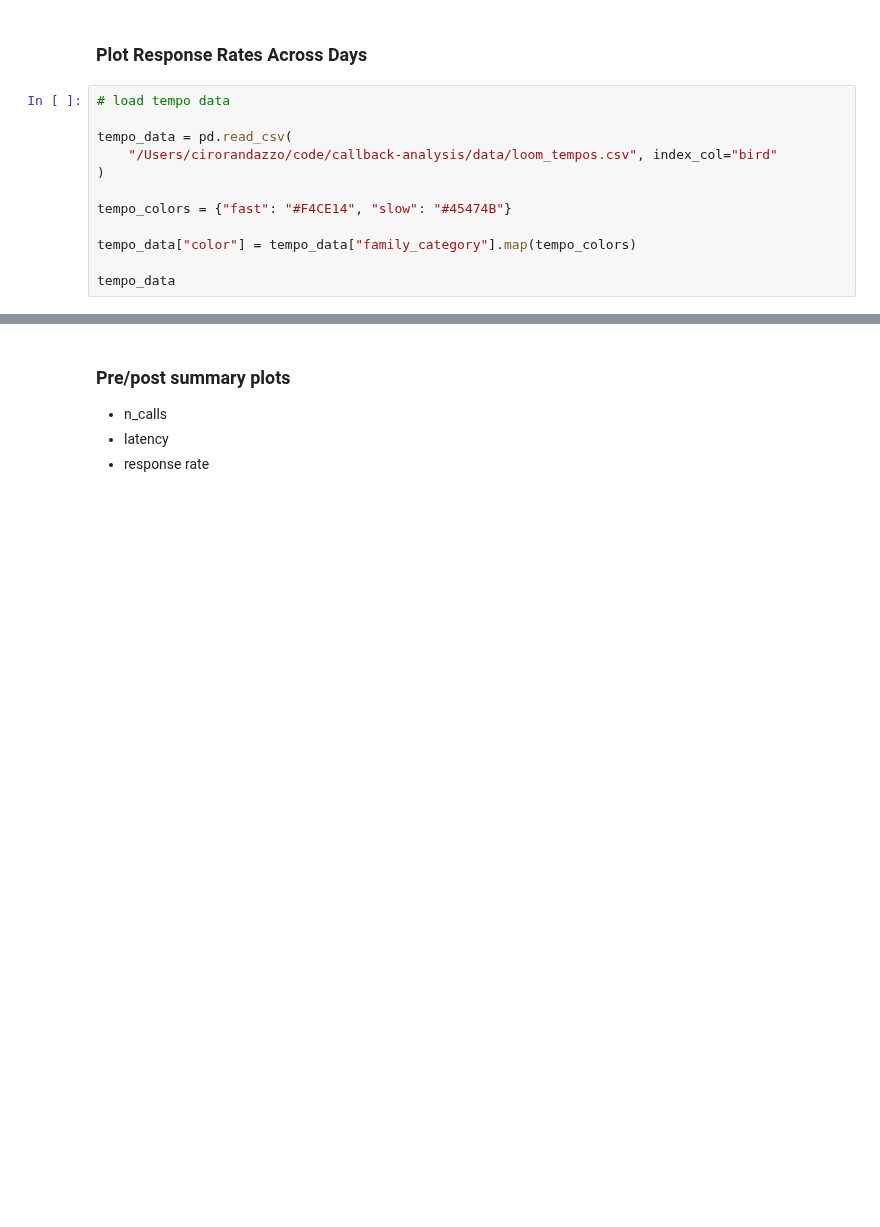
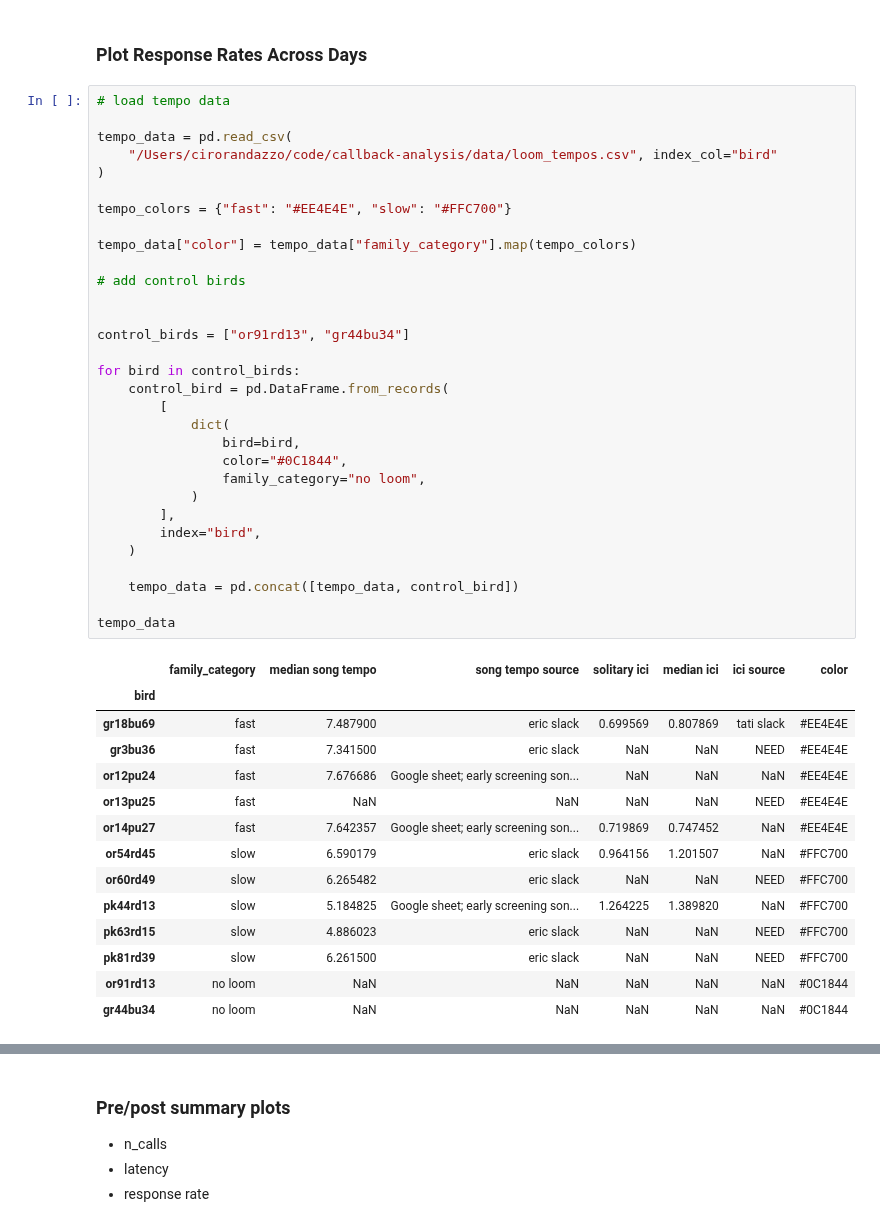
Before and after one commit to cirorandazzo/callback-analysis, a Jupyter notebook: callbacks.ipynb, the cells around one changed output, grey strips where cells are left out. Saved outputs shown, nothing was run; the diff lists cells and outputs as text; blank space fills up the shorter version.

```diff
--- a/callbacks.ipynb
+++ b/callbacks.ipynb
@@ -176,15 +134,49 @@ for birdname in all_birds:
 # %%
 # load tempo data
 
 tempo_data = pd.read_csv(
     "/Users/cirorandazzo/code/callback-analysis/data/loom_tempos.csv", index_col="bird"
 )
 
-tempo_colors = {"fast": "#F4CE14", "slow": "#45474B"}
+tempo_colors = {"fast": "#EE4E4E", "slow": "#FFC700"}
 
 tempo_data["color"] = tempo_data["family_category"].map(tempo_colors)
 
+# add control birds
+
+
+control_birds = ["or91rd13", "gr44bu34"]
+
+for bird in control_birds:
+    control_bird = pd.DataFrame.from_records(
+        [
+            dict(
+                bird=bird,
+                color="#0C1844",
+                family_category="no loom",
+            )
+        ],
+        index="bird",
+    )
+
+    tempo_data = pd.concat([tempo_data, control_bird])
+
 tempo_data
+# %% [output]
+|  | family_category | median song tempo | song tempo source | solitary ici | median ici | ici source | color |
+| bird |  |  |  |  |  |  |  |
+| gr18bu69 | fast | 7.487900 | eric slack | 0.699569 | 0.807869 | tati slack | #EE4E4E |
+| gr3bu36 | fast | 7.341500 | eric slack | NaN | NaN | NEED | #EE4E4E |
+| or12pu24 | fast | 7.676686 | Google sheet; early screening son... | NaN | NaN | NaN | #EE4E4E |
+| or13pu25 | fast | NaN | NaN | NaN | NaN | NEED | #EE4E4E |
+| or14pu27 | fast | 7.642357 | Google sheet; early screening son... | 0.719869 | 0.747452 | NaN | #EE4E4E |
+| or54rd45 | slow | 6.590179 | eric slack | 0.964156 | 1.201507 | NaN | #FFC700 |
+| or60rd49 | slow | 6.265482 | eric slack | NaN | NaN | NEED | #FFC700 |
+| pk44rd13 | slow | 5.184825 | Google sheet; early screening son... | 1.264225 | 1.389820 | NaN | #FFC700 |
+| pk63rd15 | slow | 4.886023 | eric slack | NaN | NaN | NEED | #FFC700 |
+| pk81rd39 | slow | 6.261500 | eric slack | NaN | NaN | NEED | #FFC700 |
+| or91rd13 | no loom | NaN | NaN | NaN | NaN | NaN | #0C1844 |
+| gr44bu34 | no loom | NaN | NaN | NaN | NaN | NaN | #0C1844 |
 # %%
 df_day = df.groupby(level=["birdname", "day"]).agg(
     mean_n_calls=("n_calls", "mean"),
```
Also changed, not shown: parts of 30 cells of this notebook, 4 other files.
